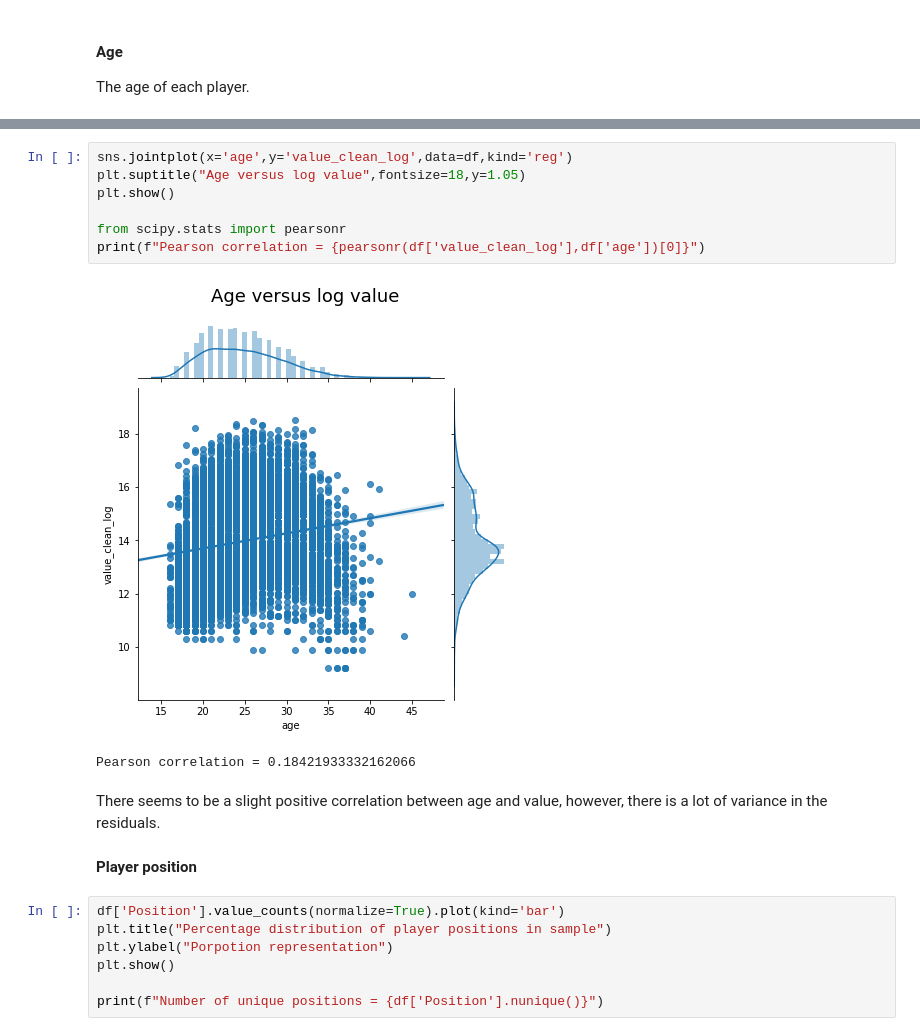
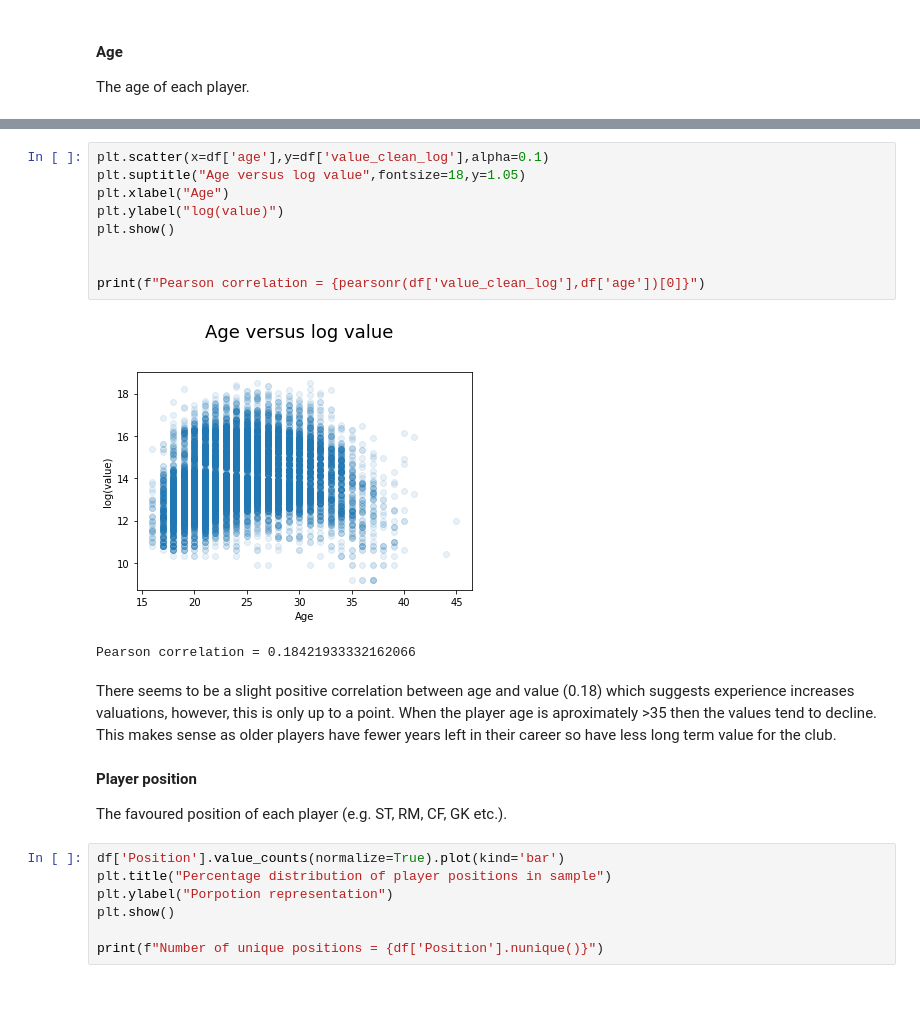
Before and after one commit to julian-west/sofifa-analysis, a Jupyter notebook: predicting player value.ipynb, the cells around one changed output, grey strips where cells are left out. Drawn from its saved outputs; the diff is of its cells as text; blank space fills up the shorter version.

```diff
--- a/predicting player value.ipynb
+++ b/predicting player value.ipynb
@@ -159,19 +186,23 @@ plot_distribution_and_stats(df[['age']],'player ages')
 | 75% | 28.000000 |
 | max | 45.000000 |
 # %%
-sns.jointplot(x='age',y='value_clean_log',data=df,kind='reg')
+plt.scatter(x=df['age'],y=df['value_clean_log'],alpha=0.1)
 plt.suptitle("Age versus log value",fontsize=18,y=1.05)
+plt.xlabel("Age")
+plt.ylabel("log(value)")
 plt.show()
 
-from scipy.stats import pearsonr
+
 print(f"Pearson correlation = {pearsonr(df['value_clean_log'],df['age'])[0]}")
 # %% [output]
-[figure, old version]
+[figure, new version]
 Pearson correlation = 0.18421933332162066
-# %% [markdown]
-There seems to be a slight positive correlation between age and value, however, there is a lot of variance in the residuals.
-# %% [markdown]
-**Player position**
+# %% [markdown]
+There seems to be a slight positive correlation between age and value (0.18) which suggests experience increases valuations, however, this is only up to a point. When the player age is aproximately >35 then the values tend to decline. This makes sense as older players have fewer years left in their career so have less long term value for the club.
+# %% [markdown]
+**Player position**
+
+The favoured position of each player (e.g. ST, RM, CF, GK etc.).
 # %%
 df['Position'].value_counts(normalize=True).plot(kind='bar')
 plt.title("Percentage distribution of player positions in sample")
```
Also changed, not shown: parts of 91 cells of this notebook, 1 other file.
